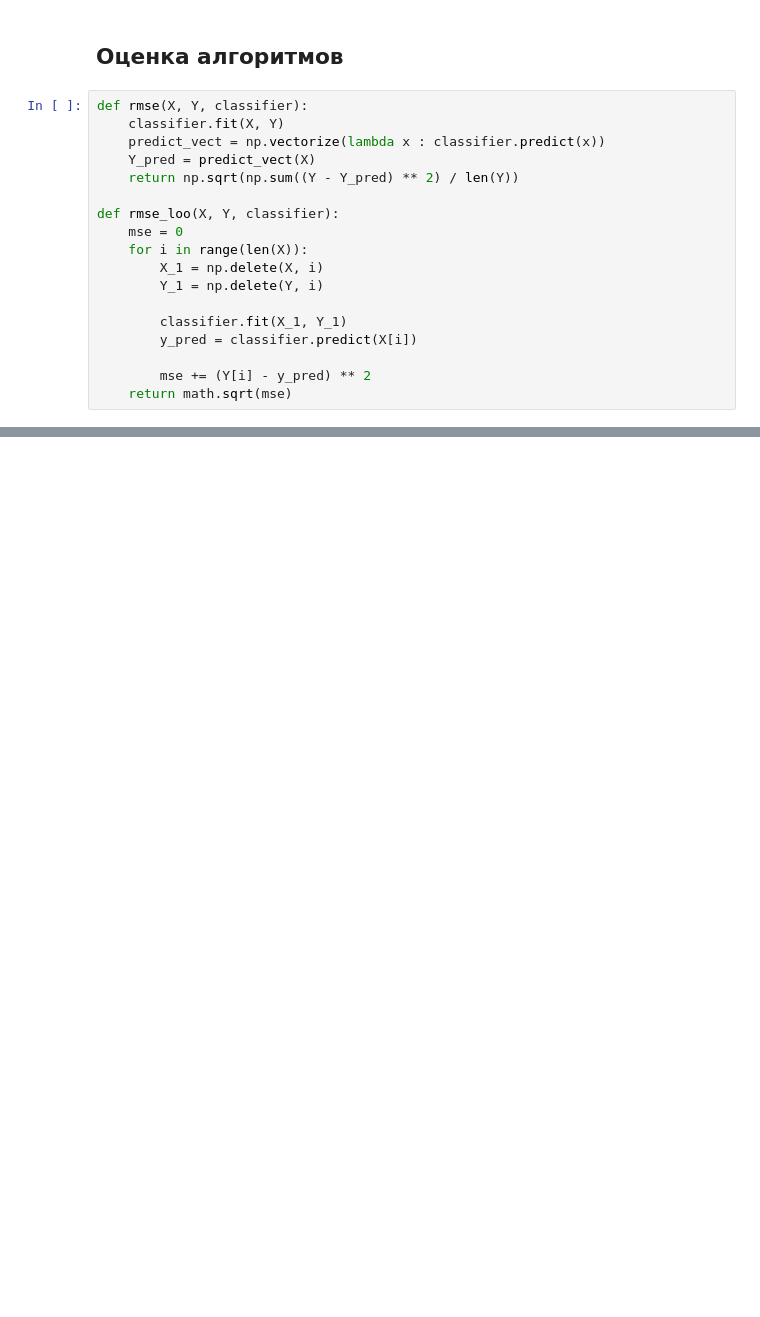
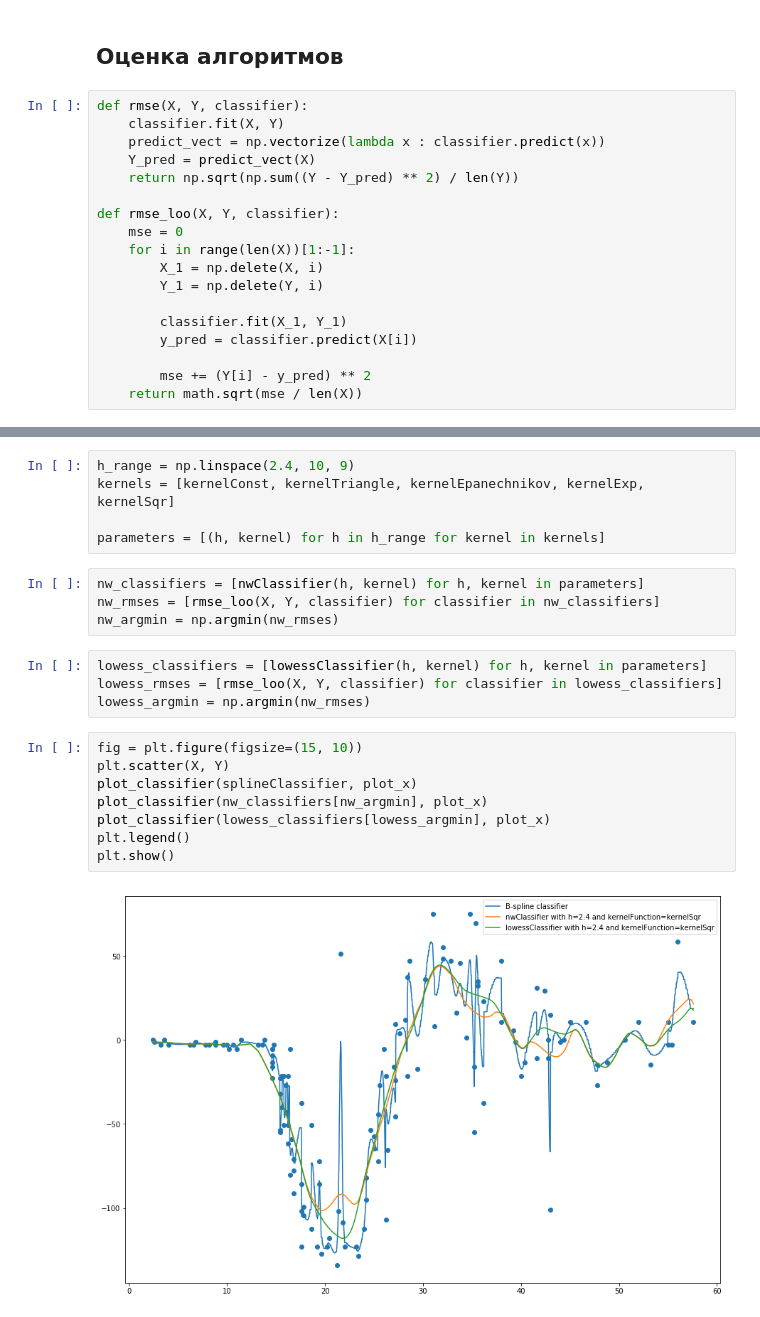
Before and after one commit to artemohanjanyan/ml-hw, a Jupyter notebook: non-parametric/non-parametric.ipynb, the cells around one changed output, grey strips where cells are left out. Saved outputs shown, nothing was run; the diff lists cells and outputs as text; blank space fills up the shorter version.

Commit message:
Find best parameters with LOO

```diff
--- a/non-parametric/non-parametric.ipynb
+++ b/non-parametric/non-parametric.ipynb
@@ -190,7 +200,7 @@ def rmse(X, Y, classifier):
 
 def rmse_loo(X, Y, classifier):
     mse = 0
-    for i in range(len(X)):
+    for i in range(len(X))[1:-1]:
         X_1 = np.delete(X, i)
         Y_1 = np.delete(Y, i)
 
@@ -198,7 +208,7 @@ def rmse_loo(X, Y, classifier):
         y_pred = classifier.predict(X[i])
 
         mse += (Y[i] - y_pred) ** 2
-    return math.sqrt(mse)
+    return math.sqrt(mse / len(X))
 # %%
 print(rmse(X, Y, classifier1))
 print(rmse(X, Y, classifier2))
@@ -213,0 +236,23 @@ print(rmse(X, Y, splineClassifier))
+# %%
+h_range = np.linspace(2.4, 10, 9)
+kernels = [kernelConst, kernelTriangle, kernelEpanechnikov, kernelExp, kernelSqr]
+
+parameters = [(h, kernel) for h in h_range for kernel in kernels]
+# %%
+nw_classifiers = [nwClassifier(h, kernel) for h, kernel in parameters]
+nw_rmses = [rmse_loo(X, Y, classifier) for classifier in nw_classifiers]
+nw_argmin = np.argmin(nw_rmses)
+# %%
+lowess_classifiers = [lowessClassifier(h, kernel) for h, kernel in parameters]
+lowess_rmses = [rmse_loo(X, Y, classifier) for classifier in lowess_classifiers]
+lowess_argmin = np.argmin(nw_rmses)
+# %%
+fig = plt.figure(figsize=(15, 10))
+plt.scatter(X, Y)
+plot_classifier(splineClassifier, plot_x)
+plot_classifier(nw_classifiers[nw_argmin], plot_x)
+plot_classifier(lowess_classifiers[lowess_argmin], plot_x)
+plt.legend()
+plt.show()
+# %% [output]
+[figure, added]
```
Also changed, not shown: parts of 11 cells of this notebook.
